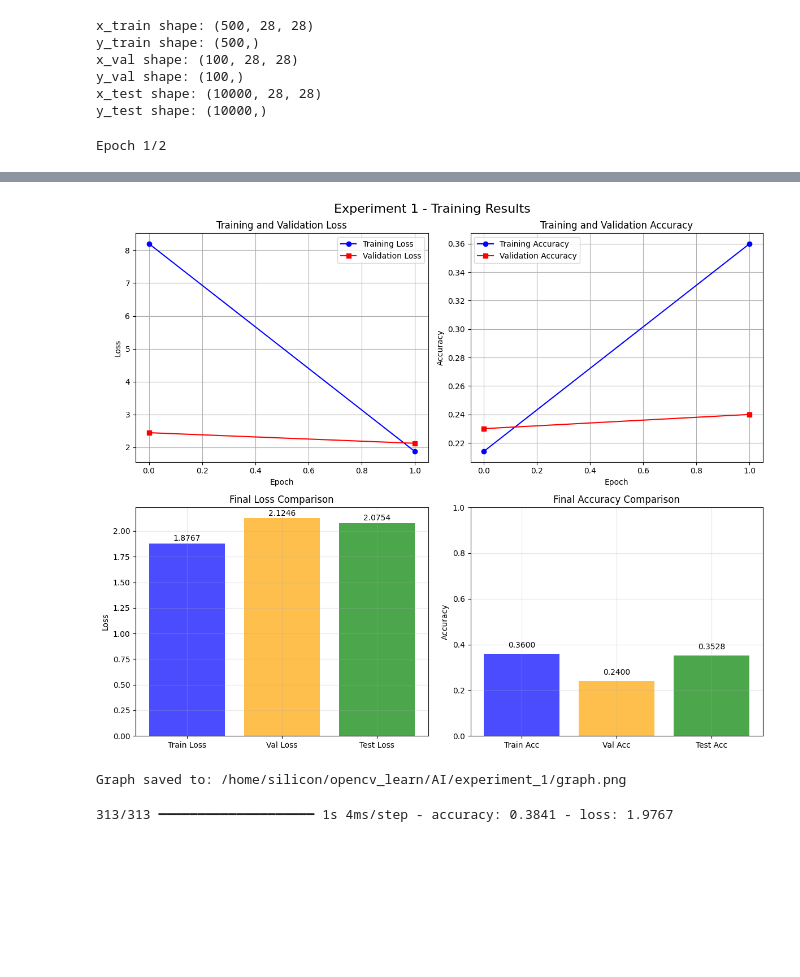
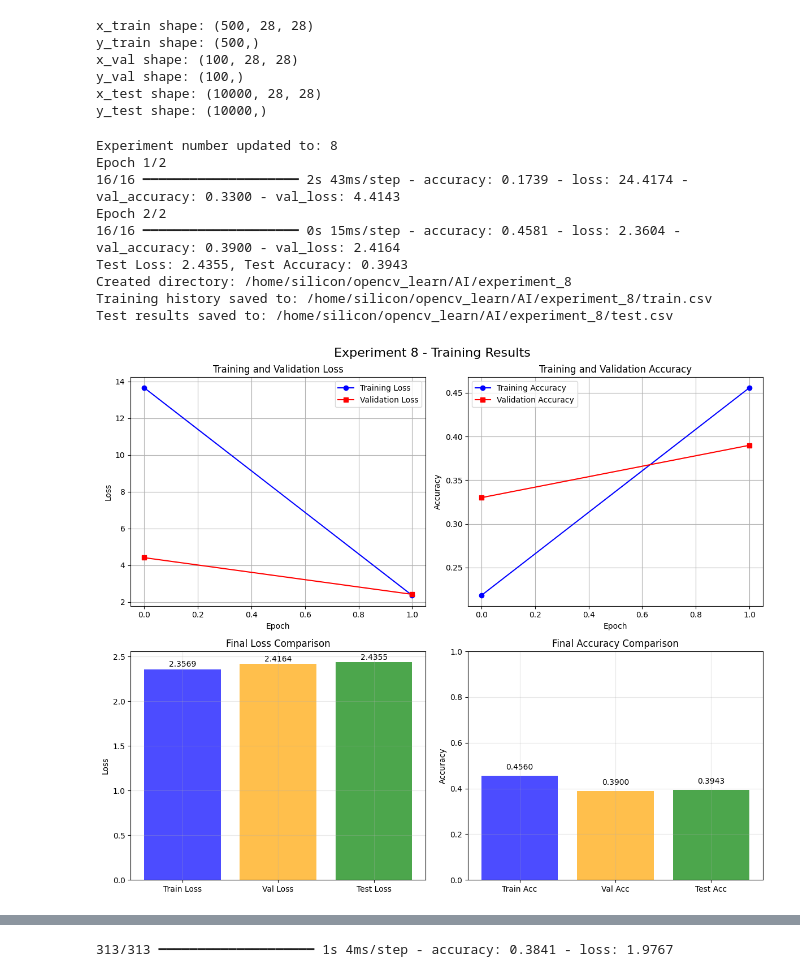
Before and after one commit to Aziz-Ru/DIP_AI_ML_DL, a Jupyter notebook: AI/lab-4.ipynb, the cells around one changed output, grey strips where cells are left out. Saved outputs shown, nothing was run; the diff lists cells and outputs as text; code cells hidden in the pictures; blank space fills up the shorter version.

```diff
--- a/AI/lab-4.ipynb
+++ b/AI/lab-4.ipynb
@@ -34,6 +34,8 @@ y_val shape: (100,)
 x_test shape: (10000, 28, 28)
 y_test shape: (10000,)
 # %%
+experiment_no += 1
+print(f"Experiment number updated to: {experiment_no}")
 model = Sequential([
     Conv2D(filters=8, kernel_size=(3,3), activation='relu', input_shape=(28,28,1)),
     MaxPooling2D(pool_size=(2,2)),
@@ -61,6 +63,7 @@ dir_path = os.getcwd()
 new_dir = os.path.join(dir_path, f'experiment_{experiment_no}')
 if not os.path.exists(new_dir):
     os.makedirs(new_dir)
+    print(f"Created directory: {new_dir}")
 
 train_file_path = os.path.join(new_dir, f'train.csv')
 test_file_path = os.path.join(new_dir, f'test.csv')
@@ -116,30 +119,39 @@ final_metrics = ['Train Loss', 'Val Loss', 'Test Loss']
 final_values = [history.history['loss'][-1], history.history['val_loss'][-1], test_loss]
 axes[1, 0].bar(final_metrics, final_values, color=['blue', 'orange', 'green'], alpha=0.7)
 axes[1, 0].set_title('Final Loss Comparison')
 axes[1, 0].set_ylabel('Loss')
 axes[1, 0].grid(True, alpha=0.3)
 
 # Add values on bars
 for i, v in enumerate(final_values):
     axes[1, 0].text(i, v + 0.01, f'{v:.4f}', ha='center', va='bottom')
 
 # Plot 4: Final Accuracy Comparison
 acc_metrics = ['Train Acc', 'Val Acc', 'Test Acc']
 acc_values = [history.history['accuracy'][-1], history.history['val_accuracy'][-1], test_accuracy]
 axes[1, 1].bar(acc_metrics, acc_values, color=['blue', 'orange', 'green'], alpha=0.7)
 axes[1, 1].set_title('Final Accuracy Comparison')
 axes[1, 1].set_ylabel('Accuracy')
 axes[1, 1].set_ylim(0, 1)
 axes[1, 1].grid(True, alpha=0.3)
 
 # Add values on bars
 for i, v in enumerate(acc_values):
     axes[1, 1].text(i, v + 0.02, f'{v:.4f}', ha='center', va='bottom')
 
 plt.tight_layout()
 plt.savefig(graph_path, dpi=300, bbox_inches='tight')
 plt.show()
 
 print(f"Graph saved to: {graph_path}")
 # %% [output]
+Experiment number updated to: 8
 Epoch 1/2
+16/16 ━━━━━━━━━━━━━━━━━━━━ 2s 43ms/step - accuracy: 0.1739 - loss: 24.4174 - val_accuracy: 0.3300 - val_loss: 4.4143
+Epoch 2/2
+16/16 ━━━━━━━━━━━━━━━━━━━━ 0s 15ms/step - accuracy: 0.4581 - loss: 2.3604 - val_accuracy: 0.3900 - val_loss: 2.4164
+Test Loss: 2.4355, Test Accuracy: 0.3943
+Created directory: /home/silicon/opencv_learn/AI/experiment_8
+Training history saved to: /home/silicon/opencv_learn/AI/experiment_8/train.csv
+Test results saved to: /home/silicon/opencv_learn/AI/experiment_8/test.csv
+[figure, new version]
@@ -152,5 +159,3 @@ Test results saved to: /home/silicon/opencv_learn/AI/experiment_1/test.csv
-[figure, old version]
-Graph saved to: /home/silicon/opencv_learn/AI/experiment_1/graph.png
 # %%
 loss,accuracy = model.evaluate(x_test,y_test,verbose=1)
 # %% [output]
```
Also changed, not shown: parts of 1 cell of this notebook, 8 other files.
